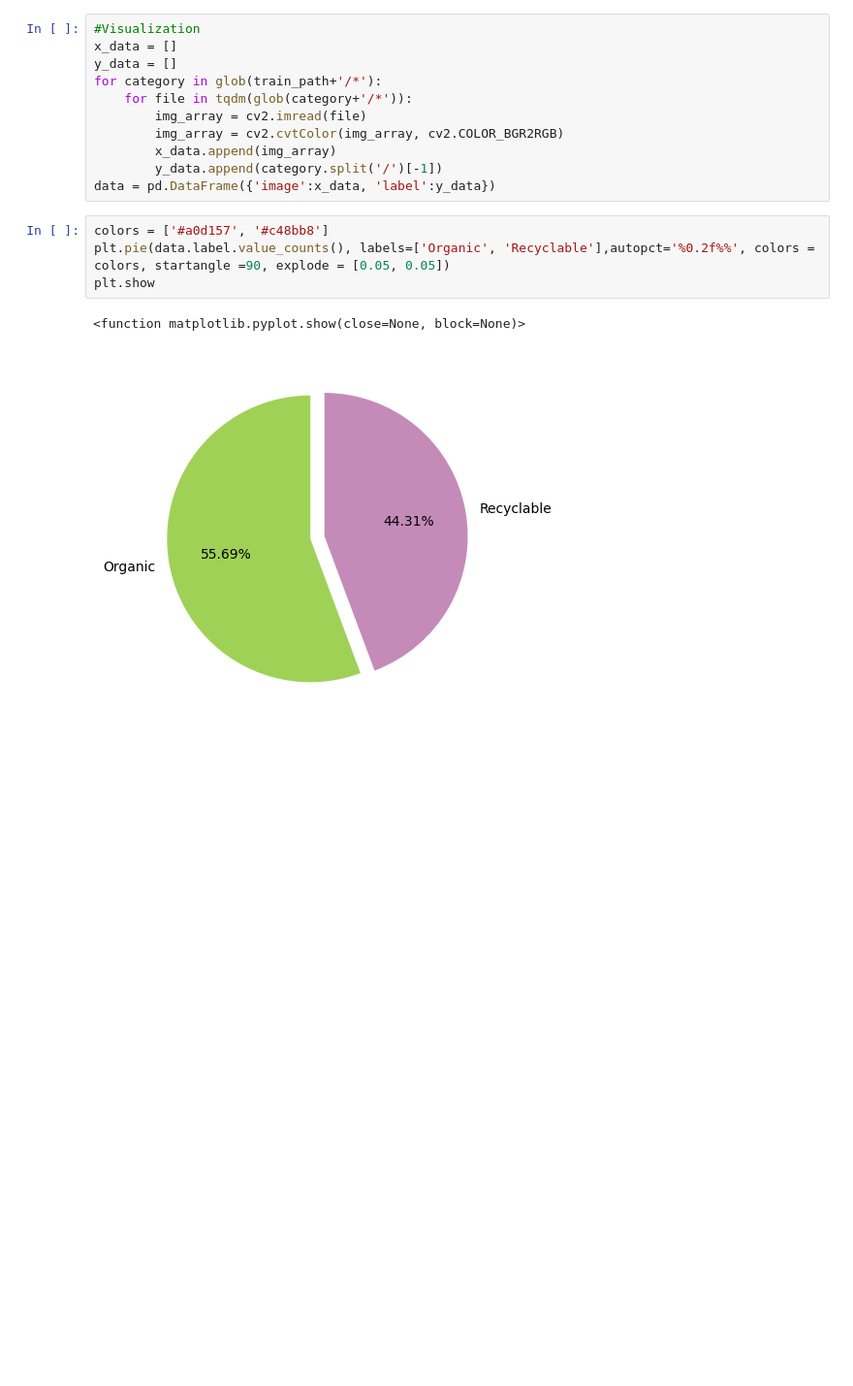
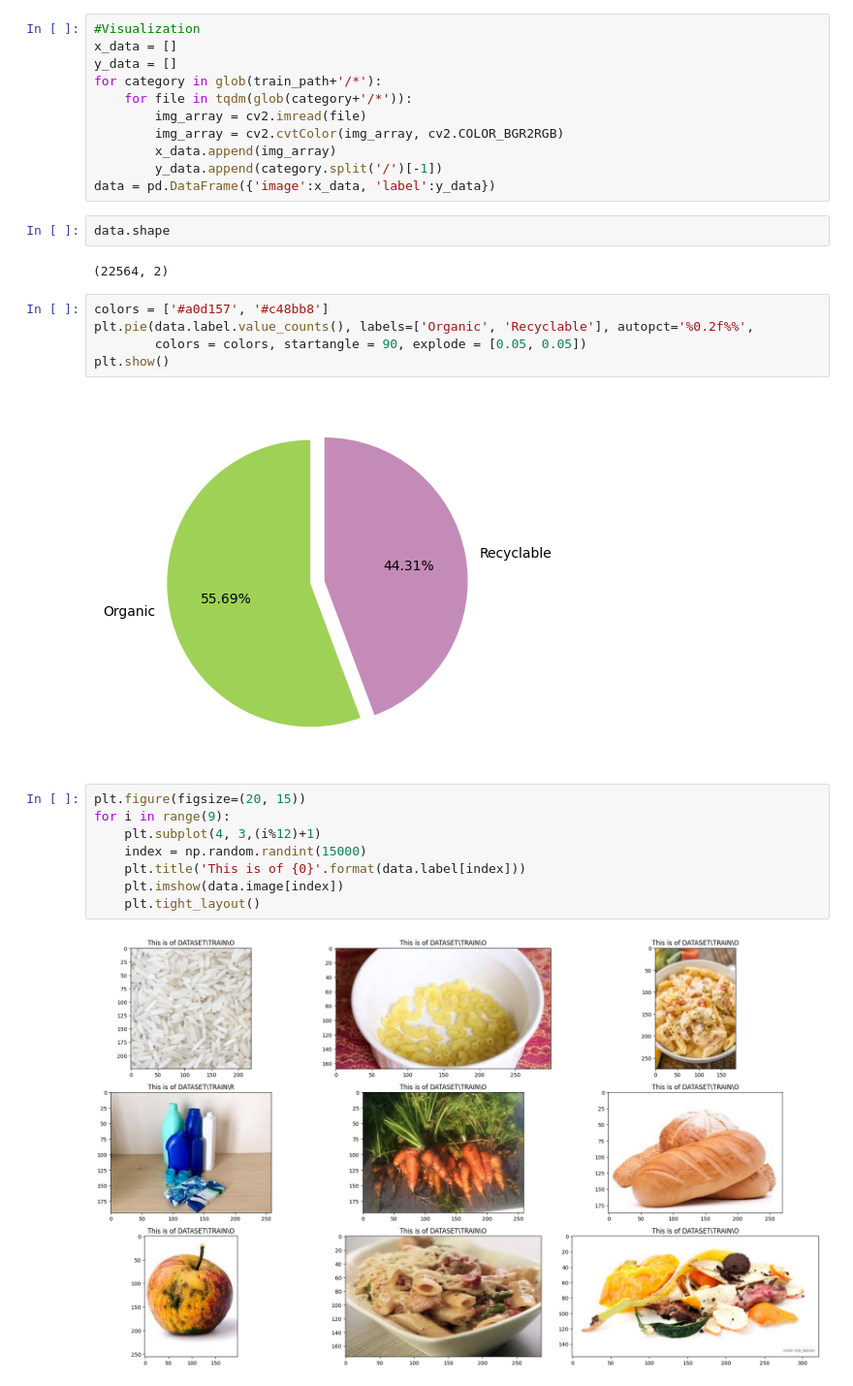
Before and after one commit to Dhanashri291/WasteClassificationCNN, a Jupyter notebook: wasteclassification.ipynb, the cells around one changed output. Shown at 97% size. Drawn from its saved outputs; the diff is of its cells as text; blank space fills up the shorter version.

```diff
--- a/wasteclassification.ipynb
+++ b/wasteclassification.ipynb
@@ -40,10 +42,24 @@ for category in glob(train_path+'/*'):
         x_data.append(img_array)
         y_data.append(category.split('/')[-1])
 data = pd.DataFrame({'image':x_data, 'label':y_data})
+# %%
+data.shape
+# %% [output]
+(22564, 2)
 # %%
 colors = ['#a0d157', '#c48bb8']
-plt.pie(data.label.value_counts(), labels=['Organic', 'Recyclable'],autopct='%0.2f%%', colors = colors, startangle =90, explode = [0.05, 0.05])
-plt.show
+plt.pie(data.label.value_counts(), labels=['Organic', 'Recyclable'], autopct='%0.2f%%',
+        colors = colors, startangle = 90, explode = [0.05, 0.05])
+plt.show()
 # %% [output]
-<function matplotlib.pyplot.show(close=None, block=None)>
 [figure]
+# %%
+plt.figure(figsize=(20, 15))
+for i in range(9):
+    plt.subplot(4, 3,(i%12)+1)
+    index = np.random.randint(15000)
+    plt.title('This is of {0}'.format(data.label[index]))
+    plt.imshow(data.image[index])
+    plt.tight_layout()
+# %% [output]
+[figure, added]
```
Also changed, not shown: parts of 9 cells of this notebook.
